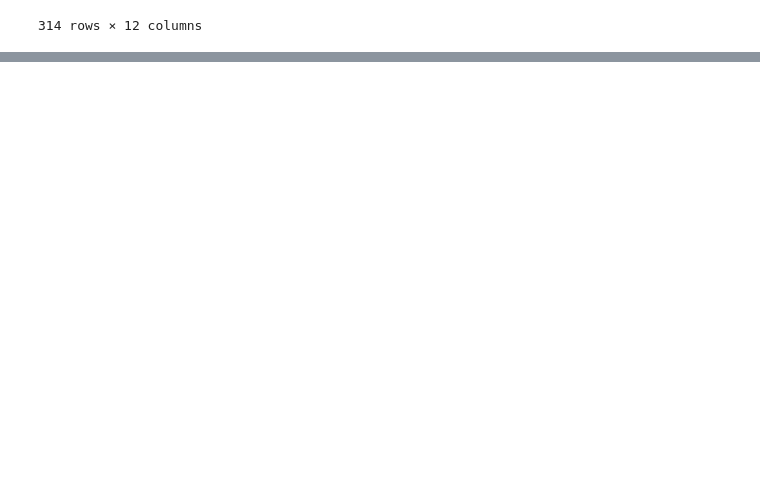
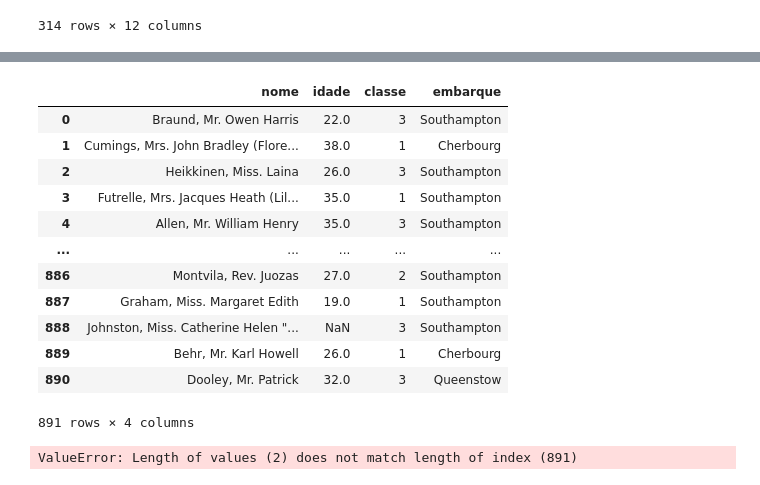
Before and after one commit to archarmd/intro_python_verao_ime_2023, a Jupyter notebook: exercicios/exercicio02.ipynb, the cells around one changed output, grey strips where cells are left out. Drawn from its saved outputs; the diff is of its cells as text; code cells hidden in the pictures; blank space fills up the shorter version.

Commit message:
questão 7

```diff
--- a/exercicios/exercicio02.ipynb
+++ b/exercicios/exercicio02.ipynb
@@ -107,0 +106,28 @@ criancas_cherbourg
+# %%
+# questão 6
+
+# nome idade classe embarque
+
+titanic_menor=df[['nome','idade','classe','embarque']]
+titanic_menor
+# %% [output]
+|  | nome | idade | classe | embarque |
+| 0 | Braund, Mr. Owen Harris | 22.0 | 3 | Southampton |
+| 1 | Cumings, Mrs. John Bradley (Flore... | 38.0 | 1 | Cherbourg |
+| 2 | Heikkinen, Miss. Laina | 26.0 | 3 | Southampton |
+| 3 | Futrelle, Mrs. Jacques Heath (Lil... | 35.0 | 1 | Southampton |
+| 4 | Allen, Mr. William Henry | 35.0 | 3 | Southampton |
+| ... | ... | ... | ... | ... |
+| 886 | Montvila, Rev. Juozas | 27.0 | 2 | Southampton |
+| 887 | Graham, Miss. Margaret Edith | 19.0 | 1 | Southampton |
+| 888 | Johnston, Miss. Catherine Helen "... | NaN | 3 | Southampton |
+| 889 | Behr, Mr. Karl Howell | 26.0 | 1 | Cherbourg |
+| 890 | Dooley, Mr. Patrick | 32.0 | 3 | Queenstow |
+891 rows × 4 columns
+# %%
+#questão 7
+
+df['tarifa_reais'] = df['tarifa']*6,43
+df.head()
+# %% [output]
+ValueError: Length of values (2) does not match length of index (891)
```
Also changed, not shown: parts of 1 cell of this notebook.
